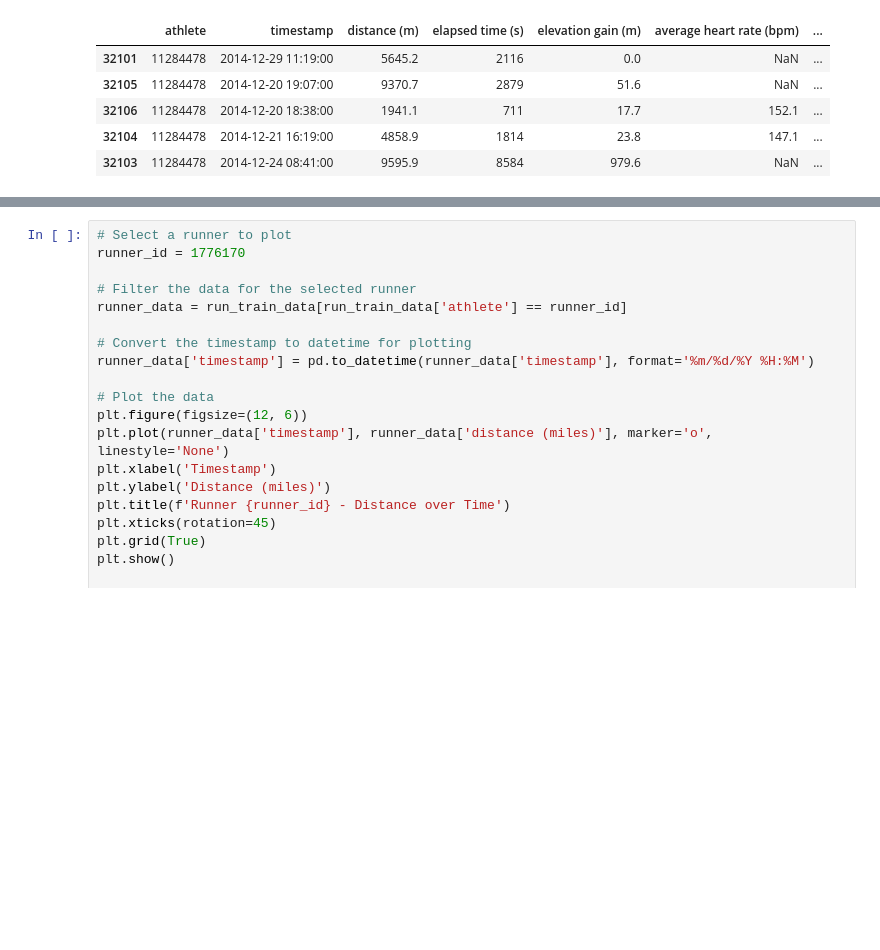
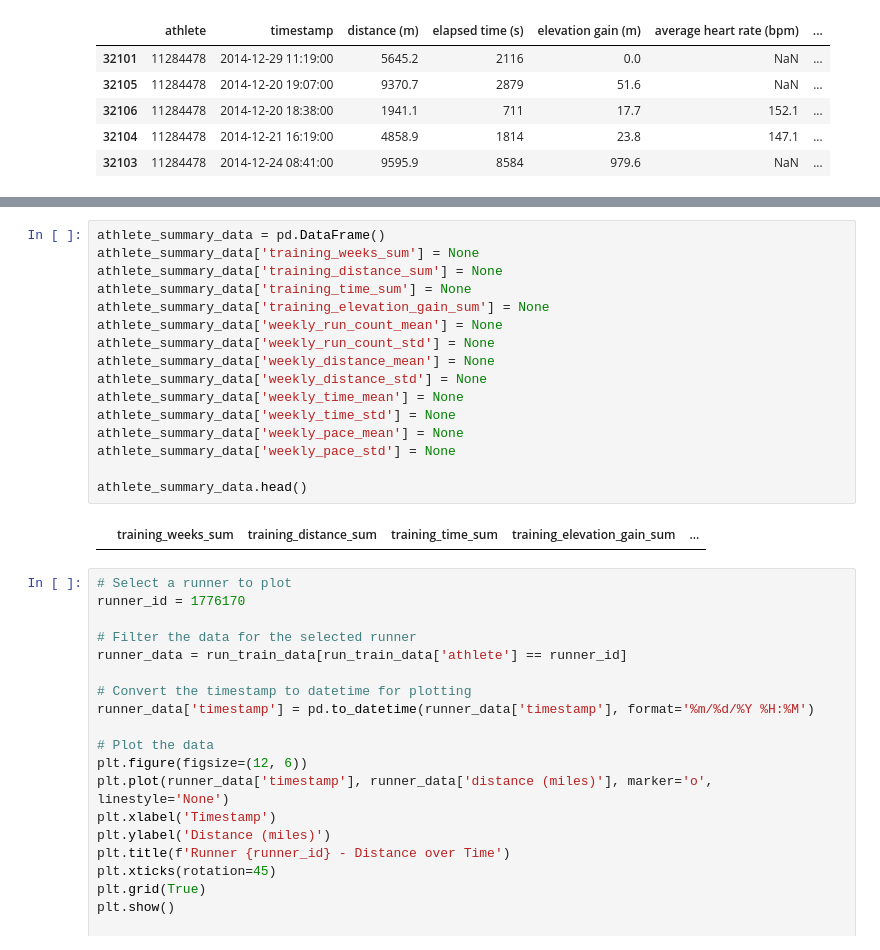
Before and after one commit to jneb802/racePrediction, a Jupyter notebook: racePrediction.ipynb, the cells around one changed output, grey strips where cells are left out. Saved outputs shown, nothing was run; the diff lists cells and outputs as text; blank space fills up the shorter version.

```diff
--- a/racePrediction.ipynb
+++ b/racePrediction.ipynb
@@ -359,3 +330,21 @@ athlete_data_full.head()
+# %%
+athlete_summary_data = pd.DataFrame()
+athlete_summary_data['training_weeks_sum'] = None
+athlete_summary_data['training_distance_sum'] = None
+athlete_summary_data['training_time_sum'] = None
+athlete_summary_data['training_elevation_gain_sum'] = None
+athlete_summary_data['weekly_run_count_mean'] = None
+athlete_summary_data['weekly_run_count_std'] = None
+athlete_summary_data['weekly_distance_mean'] = None
+athlete_summary_data['weekly_distance_std'] = None
+athlete_summary_data['weekly_time_mean'] = None
+athlete_summary_data['weekly_time_std'] = None
+athlete_summary_data['weekly_pace_mean'] = None
+athlete_summary_data['weekly_pace_std'] = None
+
+athlete_summary_data.head()
+# %% [output]
+|  | training_weeks_sum | training_distance_sum | training_time_sum | training_elevation_gain_sum | ... |
 # %%
 # Select a runner to plot
 runner_id = 1776170
```
Also changed, not shown: parts of 11 cells of this notebook.
